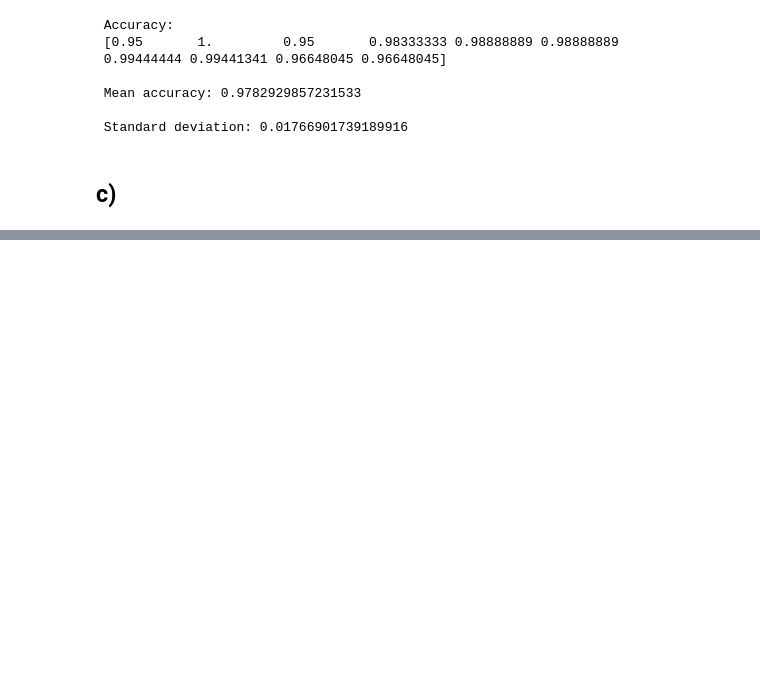
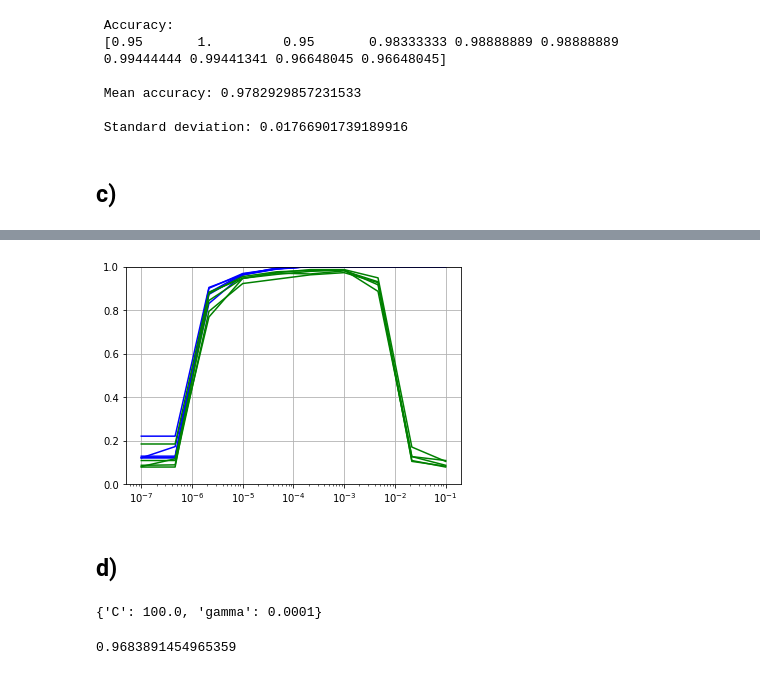
Before and after one commit to schmuecker/machine-learning-course, a Jupyter notebook: 03 svm/03.1 cross validation/03.1_Cross_Validation.ipynb, the cells around one changed output, grey strips where cells are left out. Cells and saved outputs as stored; diff of their text form; code cells hidden in the pictures; blank space fills up the shorter version.

```diff
--- a/03 svm/03.1 cross validation/03.1_Cross_Validation.ipynb
+++ b/03 svm/03.1 cross validation/03.1_Cross_Validation.ipynb
@@ -303,0 +258,42 @@ plt.show()
+# %%
+
+
+plt.xscale('log')
+plt.ylim(0,1.0)
+plt.grid()
+
+for split in scores_train_2d:
+  plt.plot(gammas, split, label = "train", color='blue')
+
+for split in scores_test_2d:
+  plt.plot(gammas, split, label = "test", color='green')
+
+plt.show()
+
+# Von 10e-7 bis 10e-5 Underfitting
+# Von 10e-2 bis 10e-1 Overfitting
+
+# Ideales Gamma: zwischen 10e-4 und 10e-3
+# %% [output]
+[figure, added]
+# %% [markdown]
+## d)
+# %%
+from sklearn.model_selection import GridSearchCV
+
+svc_params = {
+    'C': np.logspace(-1, 2, 4),
+    'gamma': np.logspace(-4, 0, 5),
+}
+
+clf = svm.SVC()
+
+gs = GridSearchCV(clf, param_grid=svc_params, cv=3)
+gs.fit(digits.data[:500], digits.target[:500])
+gs.best_params_
+# %% [output]
+{'C': 100.0, 'gamma': 0.0001}
+# %%
+gs.best_score_
+# %% [output]
+0.9683891454965359
```
Also changed, not shown: parts of 7 cells of this notebook.
